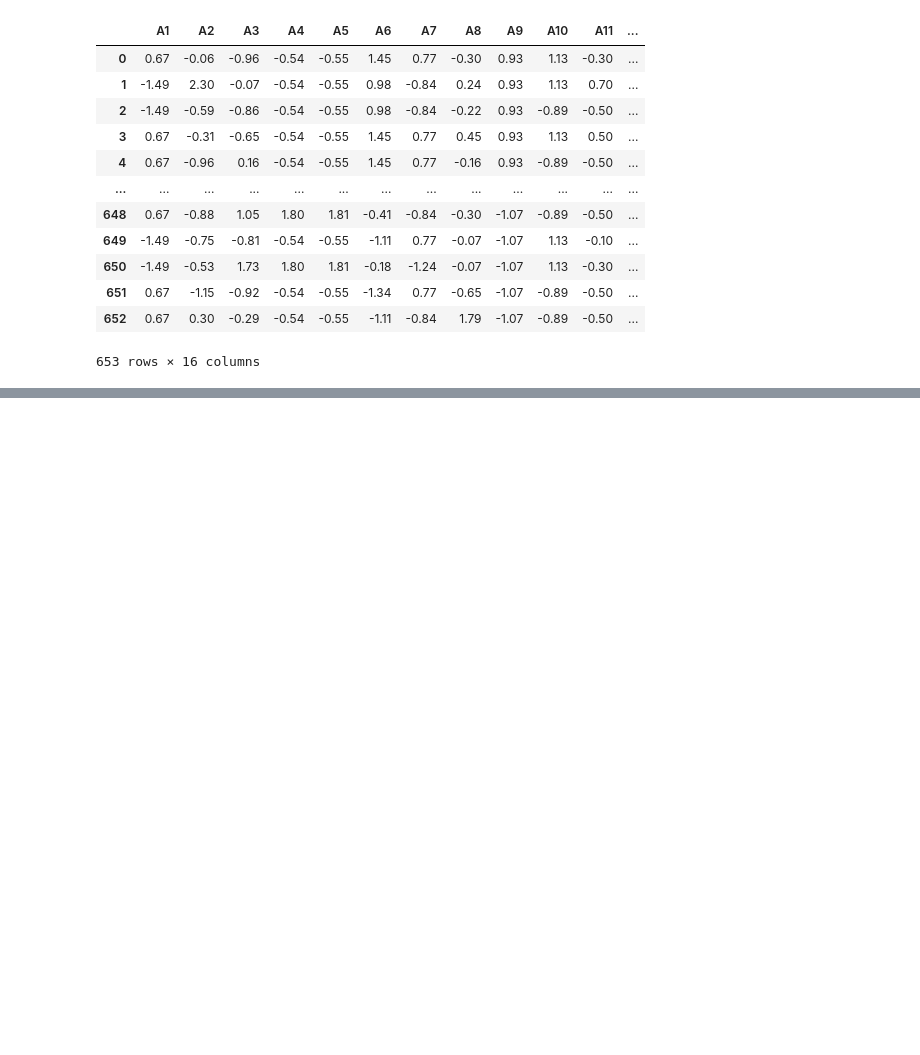
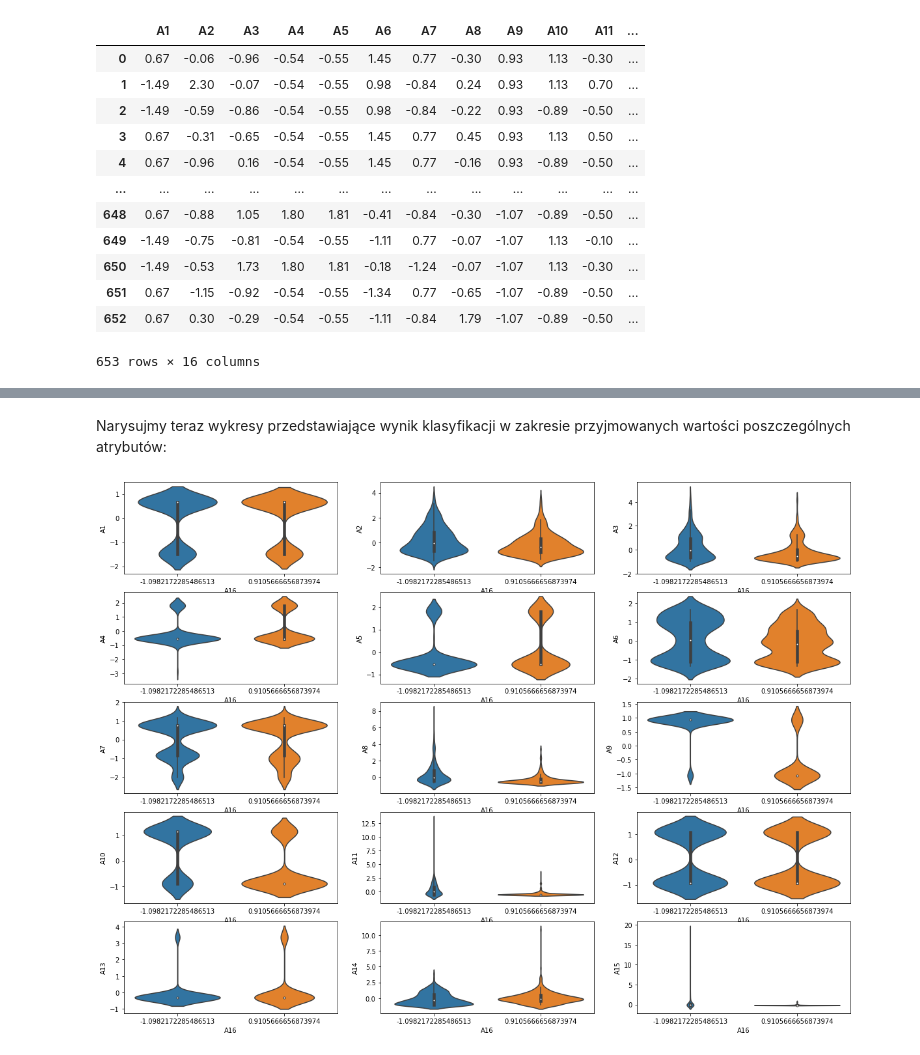
Before and after one commit to KamilSztandur/CreditApprovingBinaryClassifier, a Jupyter notebook: Solution.ipynb, the cells around one changed output, grey strips where cells are left out. Saved outputs shown, nothing was run; the diff lists cells and outputs as text; code cells hidden in the pictures; blank space fills up the shorter version.

```diff
--- a/Solution.ipynb
+++ b/Solution.ipynb
@@ -174,0 +350,12 @@ Accuracy:  0.8520408163265306
+# %% [markdown]
+Narysujmy teraz wykresy przedstawiające wynik klasyfikacji w zakresie przyjmowanych wartości poszczególnych atrybutów:
+# %%
+# Histograms for each of the columns
+
+plt.figure(figsize = (20, 15))
+for i in range(15):
+    plt.subplot(5, 3, i + 1)
+    j = str(1 + i)
+    sns.violinplot(x = 'A16', y = 'A' + j, data = data)
+# %% [output]
+[figure, added]
```
Also changed, not shown: parts of 43 cells of this notebook.
